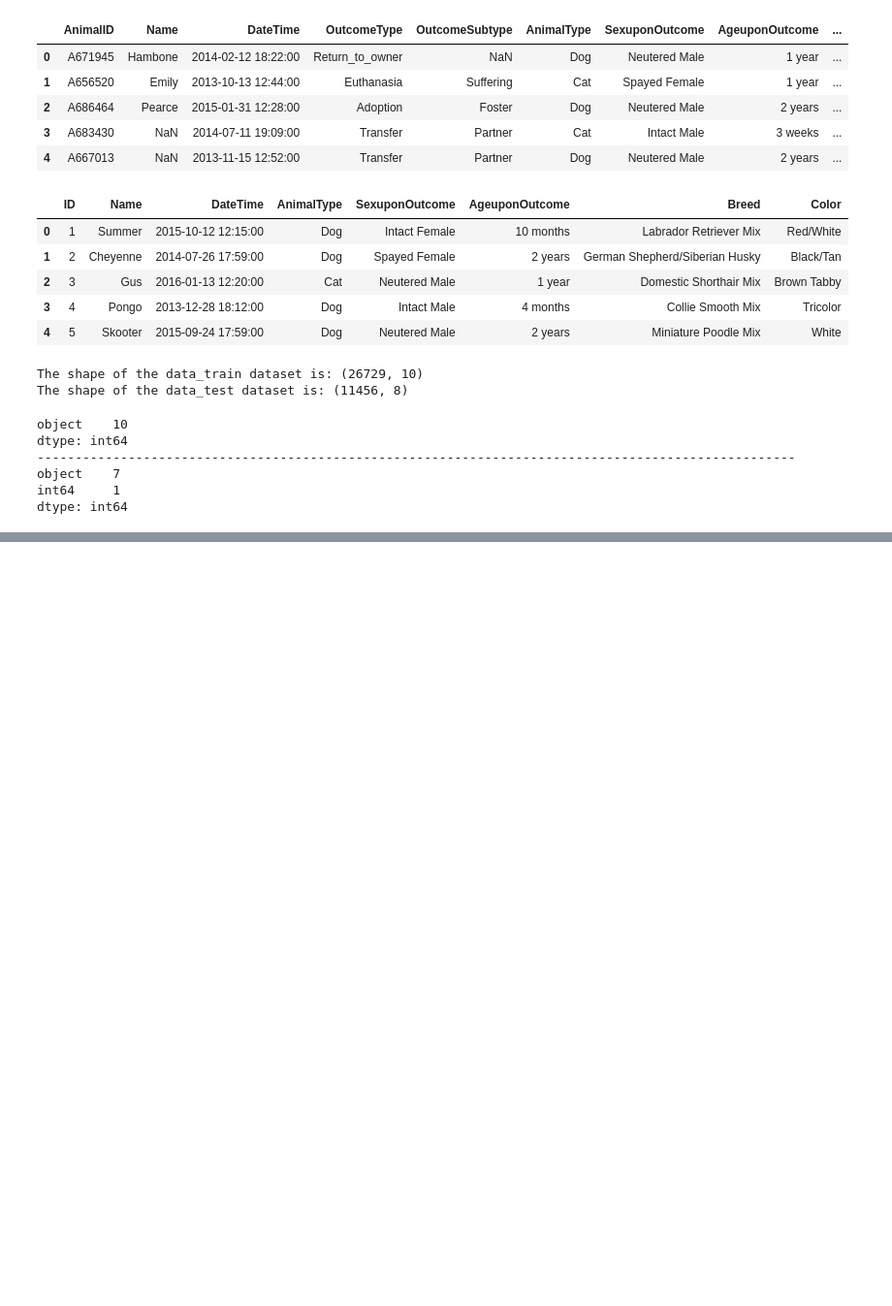
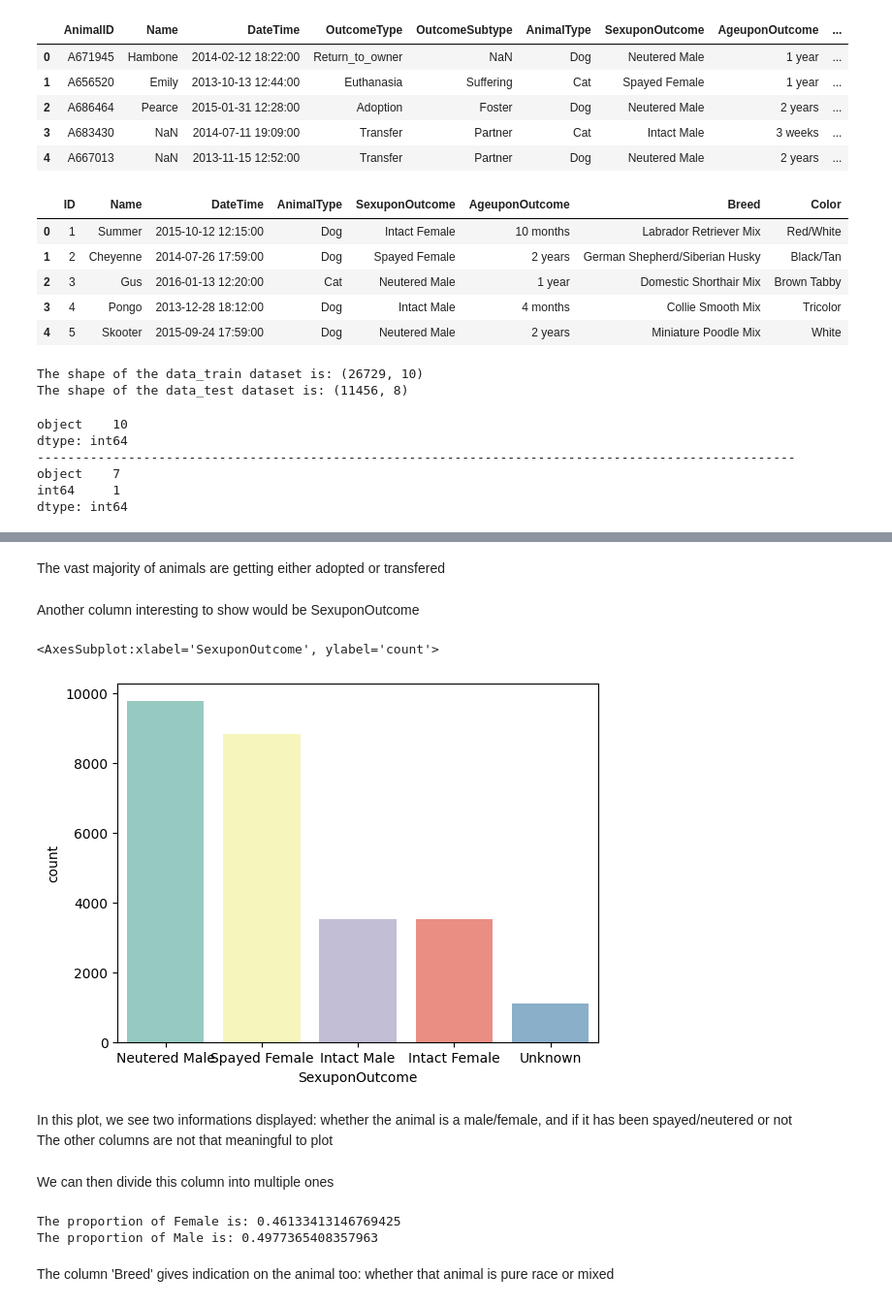
Before and after one commit to Clement733/animal_shelter_predi, a Jupyter notebook: animal_prediction.ipynb, the cells around one changed output, grey strips where cells are left out. Shown at 97% size. Drawn from its saved outputs; the diff is of its cells as text; code cells hidden in the pictures; blank space fills up the shorter version.

```diff
--- a/animal_prediction.ipynb
+++ b/animal_prediction.ipynb
@@ -913,0 +95,14 @@ data_test_encoded
+# %% [markdown]
+The vast majority of animals are getting either adopted or transfered
+# %% [markdown]
+Another column interesting to show would be SexuponOutcome
+# %%
+sns.countplot(data_train.SexuponOutcome, palette='Set3')
+# %% [output]
+<AxesSubplot:xlabel='SexuponOutcome', ylabel='count'>
+[figure, added]
+# %% [markdown]
+In this plot, we see two informations displayed: whether the animal is a male/female, and if it has been spayed/neutered or not<br />
+The other columns are not that meaningful to plot
+# %% [markdown]
+We can then divide this column into multiple ones
@@ -913,0 +126,8 @@ data_test_encoded
+# %%
+print(f"The proportion of Female is: {(data_train['Sex']=='Female').sum()/len(data_train)}")
+print(f"The proportion of Male is: {(data_train['Sex']=='Male').sum()/len(data_train)}")
+# %% [output]
+The proportion of Female is: 0.46133413146769425
+The proportion of Male is: 0.4977365408357963
+# %% [markdown]
+The column 'Breed' gives indication on the animal too: whether that animal is pure race or mixed
```
Also changed, not shown: parts of 101 cells of this notebook.
